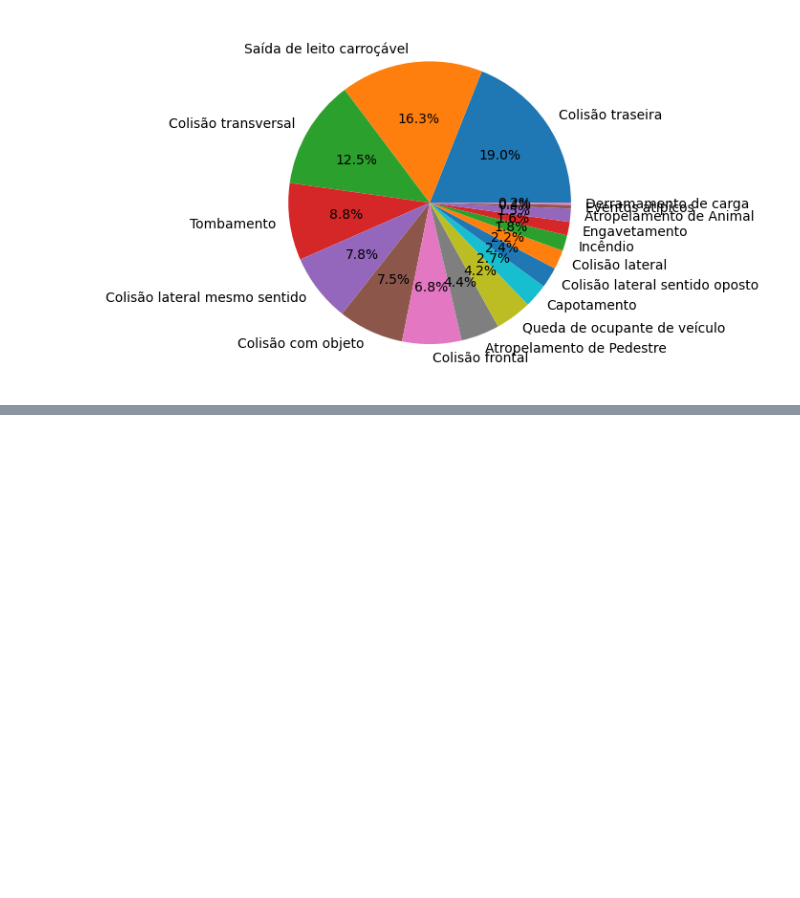
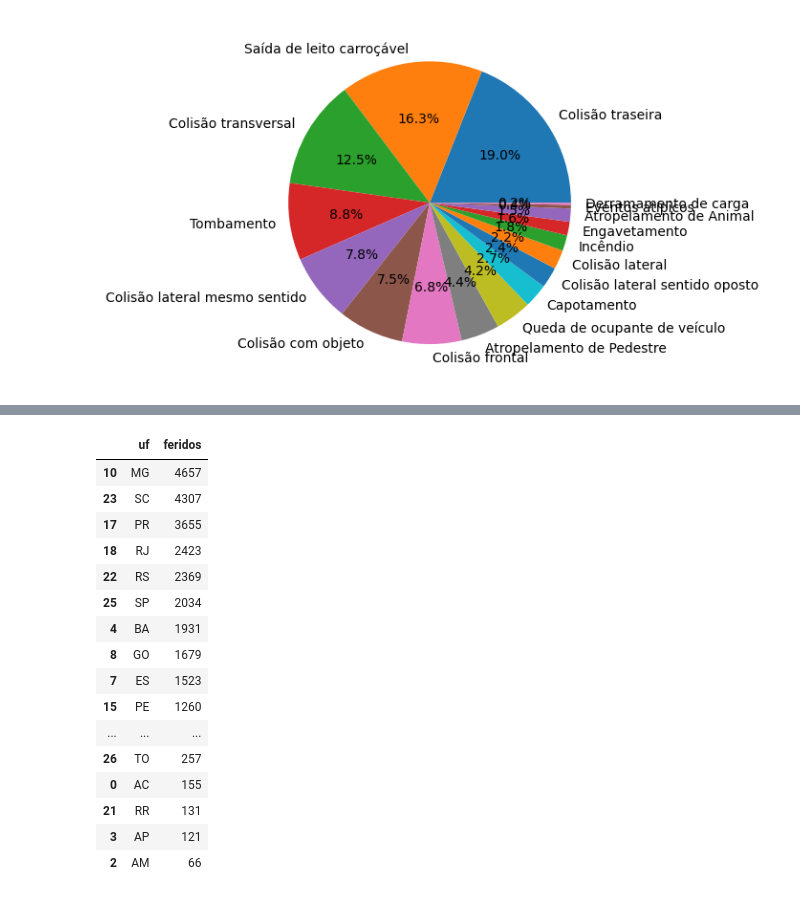
Before and after one commit to ivalcareggi/Data-Science, a Jupyter notebook: Projeto03- Acidentes-Brasil/Analise_de_acidentes_2021.ipynb, the cells around one changed output, grey strips where cells are left out. Drawn from its saved outputs; the diff is of its cells as text; code cells hidden in the pictures; blank space fills up the shorter version.

```diff
--- a/Projeto03- Acidentes-Brasil/Analise_de_acidentes_2021.ipynb
+++ b/Projeto03- Acidentes-Brasil/Analise_de_acidentes_2021.ipynb
@@ -174,0 +236,20 @@ grafPizza.add_trace(go.Pie(labels = labels, values = quant_colisoes, hoverinfo =
+# %%
+tipo_feridos_por_estado.sort_values('feridos', ascending=False) ## por ter transformado em dataframe já é possível utilizar o sort_values normalmente
+# %% [output]
+|  | uf | feridos |
+| 10 | MG | 4657 |
+| 23 | SC | 4307 |
+| 17 | PR | 3655 |
+| 18 | RJ | 2423 |
+| 22 | RS | 2369 |
+| 25 | SP | 2034 |
+| 4 | BA | 1931 |
+| 8 | GO | 1679 |
+| 7 | ES | 1523 |
+| 15 | PE | 1260 |
+| ... | ... | ... |
+| 26 | TO | 257 |
+| 0 | AC | 155 |
+| 21 | RR | 131 |
+| 3 | AP | 121 |
+| 2 | AM | 66 |
```
Also changed, not shown: parts of 7 cells of this notebook.
